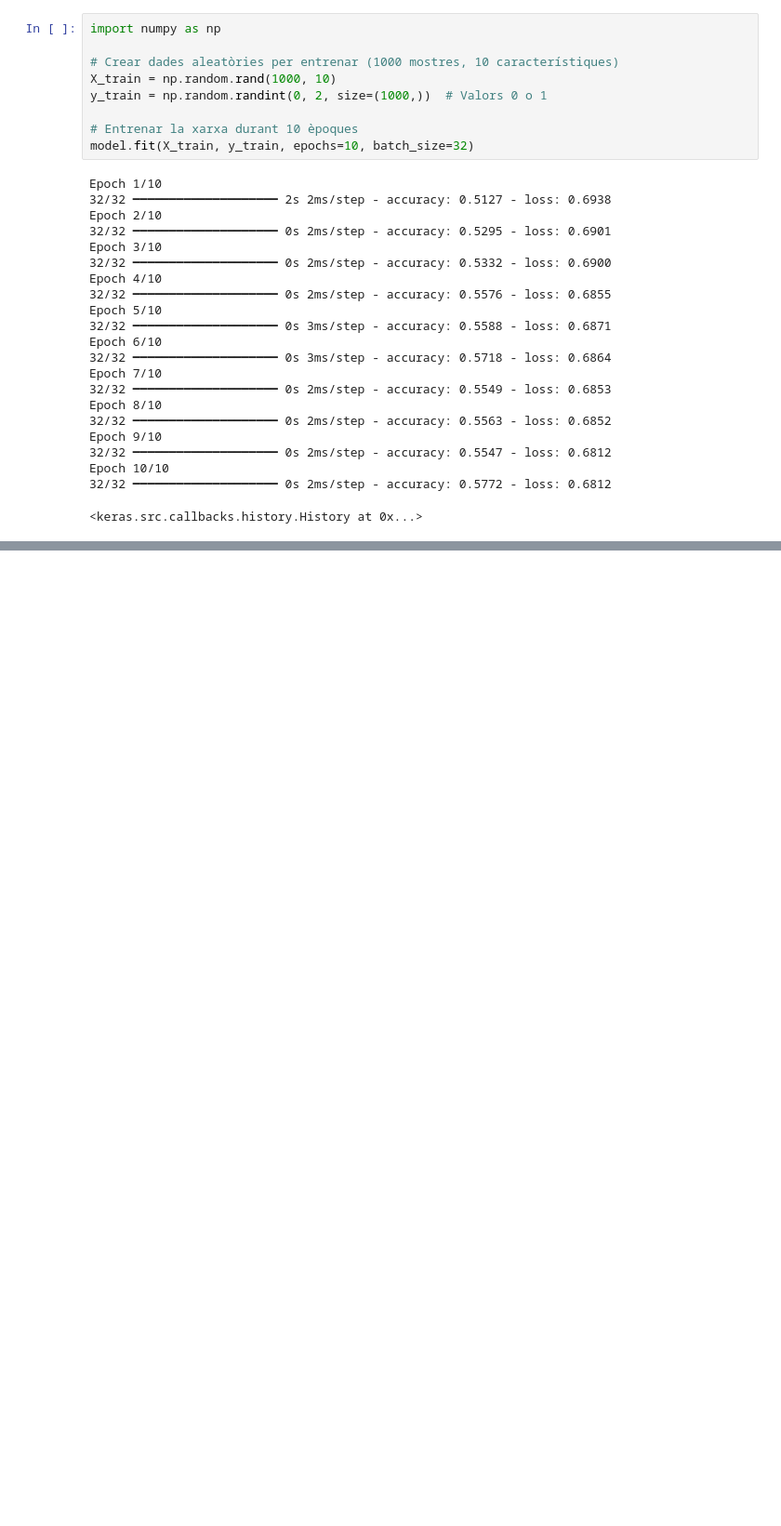
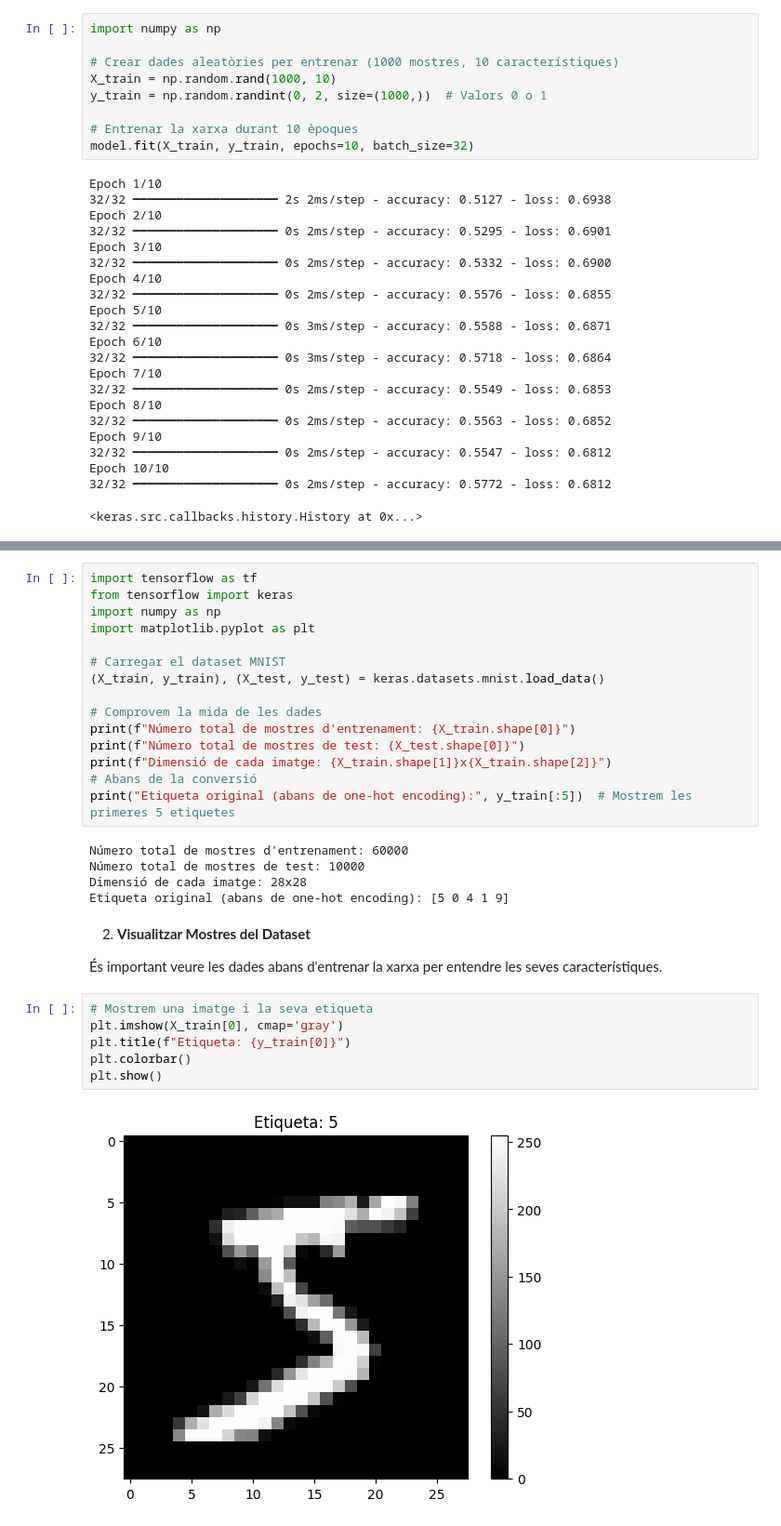
Before and after one commit to ManelSoengas/Python_LM, a Jupyter notebook: Python_3_DL.ipynb, the cells around one changed output, grey strips where cells are left out. Shown at 93% size. Drawn from its saved outputs; the diff is of its cells as text; blank space fills up the shorter version.

```diff
--- a/Python_3_DL.ipynb
+++ b/Python_3_DL.ipynb
@@ -147,0 +165,32 @@ Epoch 10/10
+# %%
+import tensorflow as tf
+from tensorflow import keras
+import numpy as np
+import matplotlib.pyplot as plt
+
+# Carregar el dataset MNIST
+(X_train, y_train), (X_test, y_test) = keras.datasets.mnist.load_data()
+
+# Comprovem la mida de les dades
+print(f"Número total de mostres d'entrenament: {X_train.shape[0]}")
+print(f"Número total de mostres de test: {X_test.shape[0]}")
+print(f"Dimensió de cada imatge: {X_train.shape[1]}x{X_train.shape[2]}")
+# Abans de la conversió
+print("Etiqueta original (abans de one-hot encoding):", y_train[:5])  # Mostrem les primeres 5 etiquetes
+# %% [output]
+Número total de mostres d'entrenament: 60000
+Número total de mostres de test: 10000
+Dimensió de cada imatge: 28x28
+Etiqueta original (abans de one-hot encoding): [5 0 4 1 9]
+# %% [markdown]
+2. **Visualitzar Mostres del Dataset**
+
+És important veure les dades abans d'entrenar la xarxa per entendre les seves característiques.
+# %%
+# Mostrem una imatge i la seva etiqueta
+plt.imshow(X_train[0], cmap='gray')
+plt.title(f"Etiqueta: {y_train[0]}")
+plt.colorbar()
+plt.show()
+# %% [output]
+[figure, added]
```
Also changed, not shown: parts of 28 cells of this notebook.
